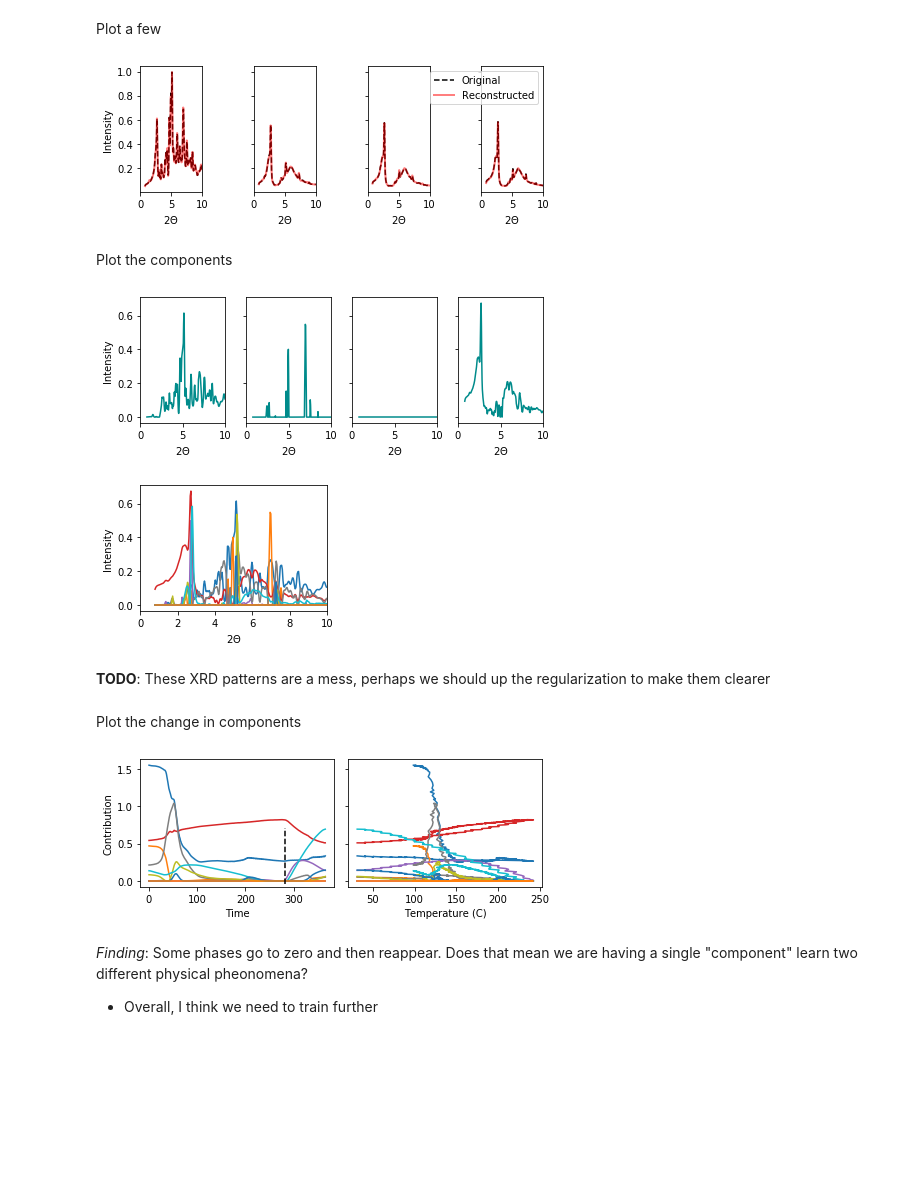
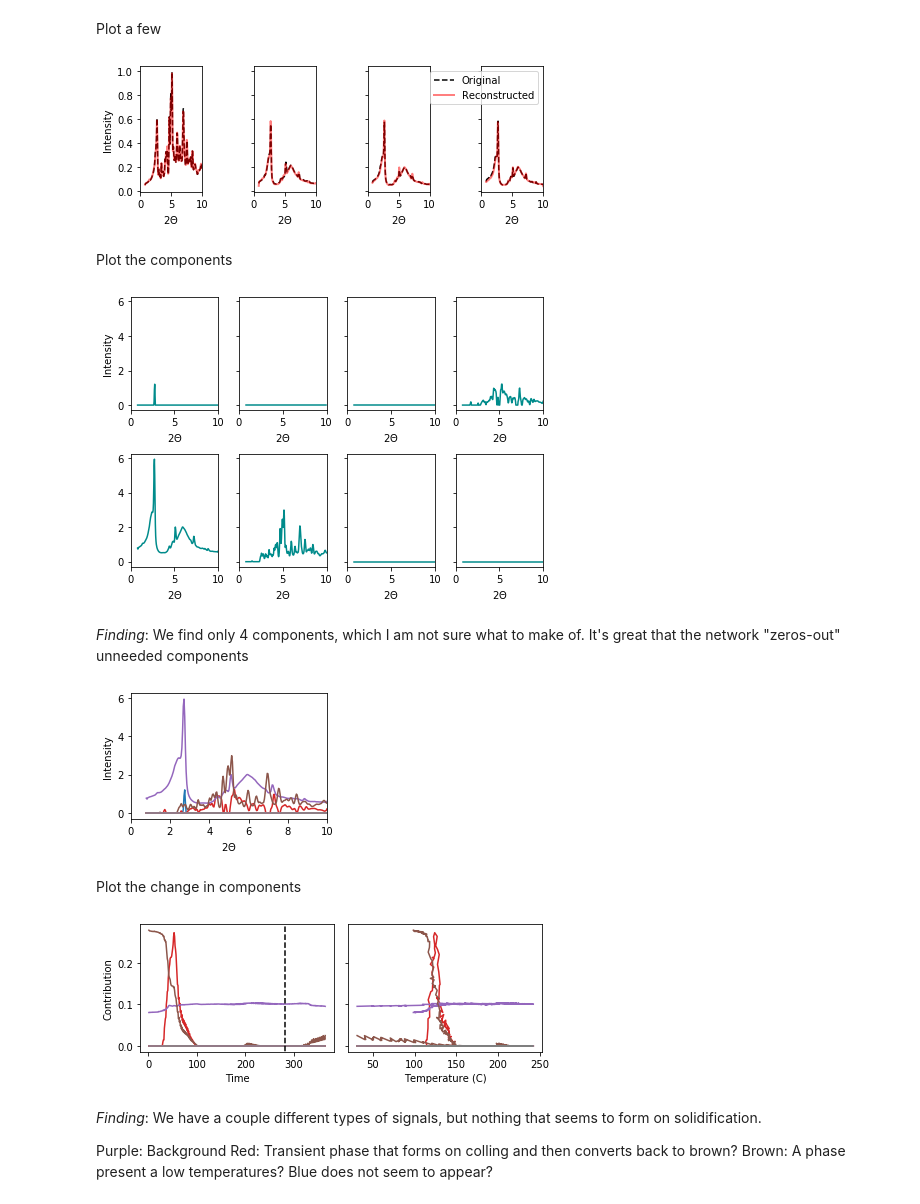
Before and after one commit to globus-labs/multimodal-ldrd, a Jupyter notebook: nmf-with-peak-shifting/1_evaluate-on-xrd.ipynb, the cells around one changed output. Cells and saved outputs as stored; diff of their text form; code cells hidden in the pictures; blank space fills up the shorter version.

Commit message:
Separate the regularizers for contributions and shift
Shifts can be larger

```diff
--- a/nmf-with-peak-shifting/1_evaluate-on-xrd.ipynb
+++ b/nmf-with-peak-shifting/1_evaluate-on-xrd.ipynb
@@ -48,13 +48,14 @@ xrd_patterns = xrd_patterns[:, ::2]
 ## Make the NMF Engine
 We are going to use a model with peak shifting and regularization
 # %%
+shift_reg = MultiRegularizer([L1L2(1e-8), ContinuityRegularizer(1e-6, 0)])
+contrib_reg = MultiRegularizer([L1L2(1e-5), ContinuityRegularizer(1e-6, 0)])
 nmf = Sequential([InputLayer(batch_input_shape=xrd_patterns.shape, name='signal'),
-                  SingleModalFactorization(n_components=12, name='factorization',
+                  SingleModalFactorization(n_components=8, name='factorization',
                                            fit_shift=True,
                                            component_regularizer=L1L2(l1=1e-6),
-                                           contribution_regularizer=MultiRegularizer([
-                                               L1L2(l1=1e-7), ContinuityRegularizer(1e-4, axis=0)
-                                           ]),
+                                           contribution_regularizer=contrib_reg,
+                                           shift_regularizer=shift_reg,
                                            subbatch_size=190)])
 nmf.compile('adam', 'mean_squared_error')
 nmf.summary()
@@ -171,24 +174,27 @@ for ax in axs:
 fig.set_size_inches(6.5, 2.5)
 fig.tight_layout()
 # %% [output]
-[figure, old version]
+[figure, new version]
 # %% [markdown]
 Plot the components
 # %%
-fig, axs = plt.subplots(1, 4, sharey=True)
+fig, axs = plt.subplots(2, 4, sharey=True)
+axs = axs.flatten()
 
 for pid, ax in enumerate(axs):
     ax.set_xlim([0, 10])
     ax.plot(two_theta, components[pid, :], color='darkcyan')
 
 axs[0].set_ylabel('Intensity')
 for ax in axs:
     ax.set_xlabel('$2\Theta$')
-fig.set_size_inches(6.5, 2.5)
+fig.set_size_inches(6.5, 4.5)
 fig.tight_layout()
 fig.savefig(os.path.join('figures', 'xrd-components.png'), dpi=320)
 # %% [output]
-[figure, old version]
+[figure, new version]
+# %% [markdown]
+*Finding*: We find only 4 components, which I am not sure what to make of. It's great that the network "zeros-out" unneeded components
 # %%
 fig, ax = plt.subplots()
 
@@ -202,9 +208,7 @@ fig.set_size_inches(3.5, 2.5)
 fig.tight_layout()
 fig.savefig(os.path.join('figures', 'xrd-components-alltogether.png'), dpi=320)
 # %% [output]
-[figure, old version]
+[figure, new version]
-# %% [markdown]
-**TODO**: These XRD patterns are a mess, perhaps we should up the regularization to make them clearer
 # %% [markdown]
 Plot the change in components
 # %%
@@ -225,7 +229,11 @@ fig.set_size_inches(6.5, 2.5)
 fig.tight_layout()
 fig.savefig(os.path.join('figures', 'xrd-proportions.png'), dpi=320)
 # %% [output]
-[figure, old version]
+[figure, new version]
-# %% [markdown]
-*Finding*: Some phases go to zero and then reappear. Does that mean we are having a single "component" learn two different physical pheonomena?
-- Overall, I think we need to train further
+# %% [markdown]
+*Finding*: We have a couple different types of signals, but nothing that seems to form on solidification.
+
+Purple: Background
+Red: Transient phase that forms on colling and then converts back to brown?
+Brown: A phase present a low temperatures?
+Blue does not seem to appear?
```
Also changed, not shown: parts of 5 cells of this notebook, 6 other files.
